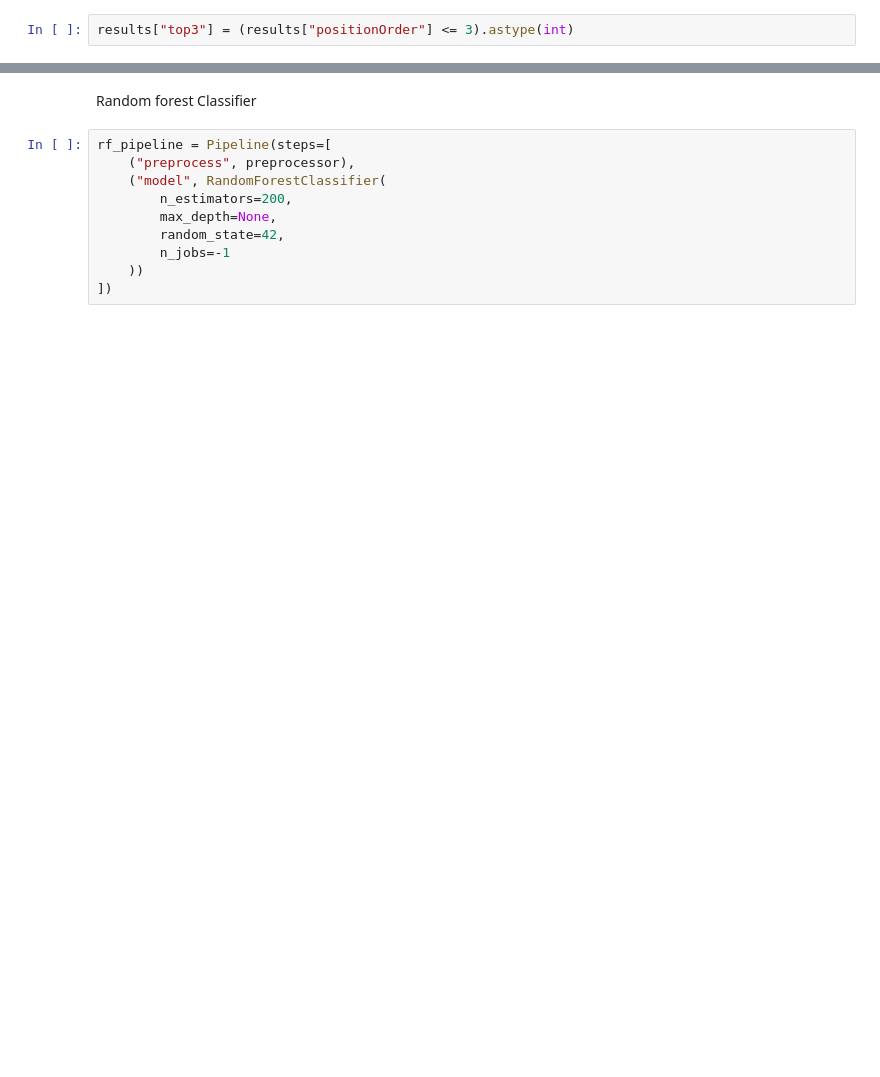
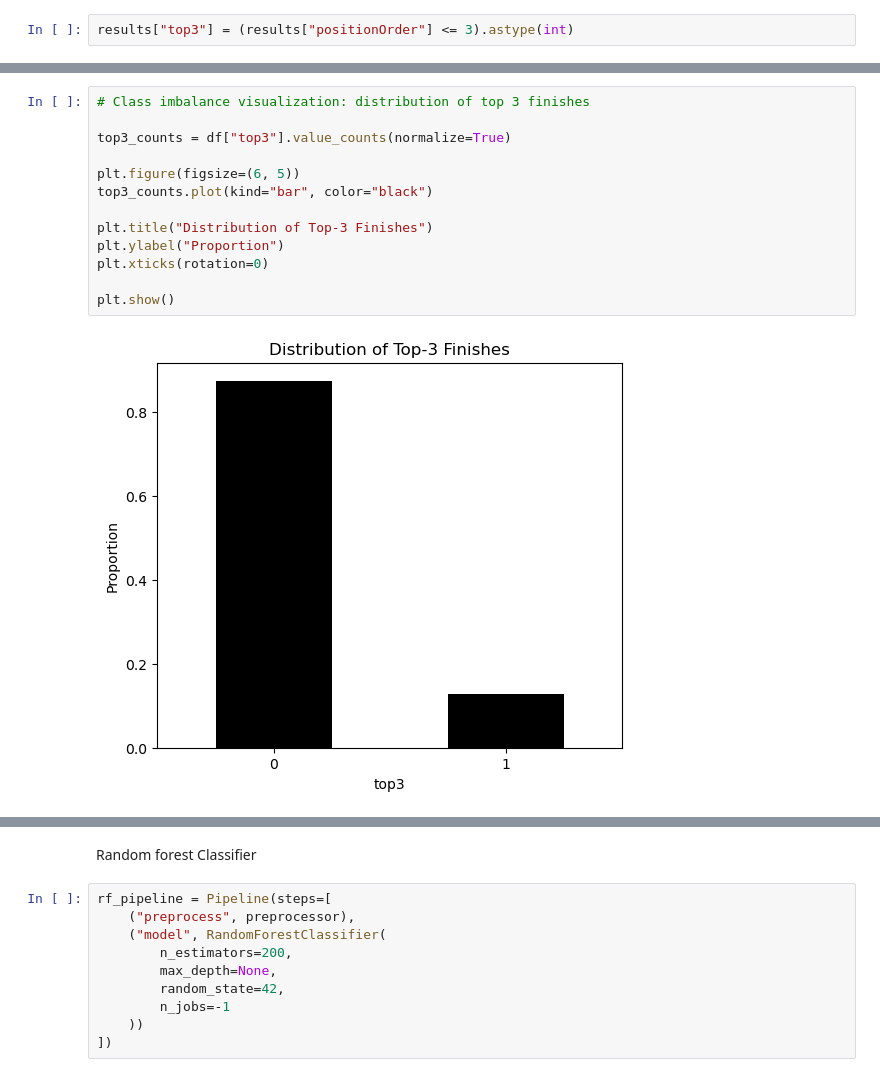
Before and after one commit to DanceaRadu/FML_Project, a Jupyter notebook: project.ipynb, the cells around one changed output, grey strips where cells are left out. Drawn from its saved outputs; the diff is of its cells as text; blank space fills up the shorter version.

```diff
--- a/project.ipynb
+++ b/project.ipynb
@@ -90,0 +127,15 @@ df.head()
+# %%
+# Class imbalance visualization: distribution of top 3 finishes
+
+top3_counts = df["top3"].value_counts(normalize=True)
+
+plt.figure(figsize=(6, 5))
+top3_counts.plot(kind="bar", color="black")
+
+plt.title("Distribution of Top-3 Finishes")
+plt.ylabel("Proportion")
+plt.xticks(rotation=0)
+
+plt.show()
+# %% [output]
+[figure, added]
```
Also changed, not shown: parts of 38 cells of this notebook.
